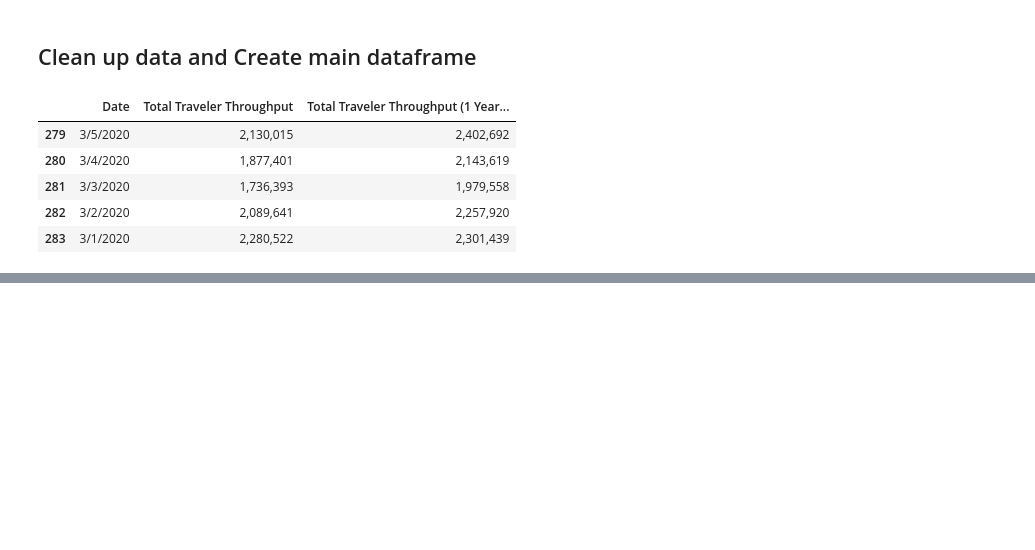
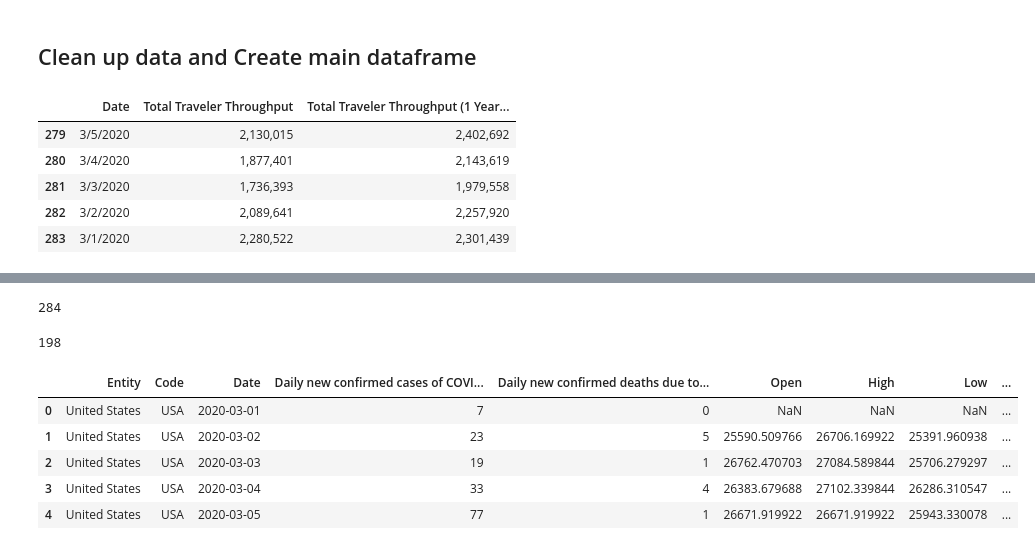
Before and after one commit to devscotte/Air-Travelers, a Jupyter notebook: final_project.ipynb, the cells around one changed output, grey strips where cells are left out. Cells and saved outputs as stored; diff of their text form; code cells hidden in the pictures; blank space fills up the shorter version.

```diff
--- a/final_project.ipynb
+++ b/final_project.ipynb
@@ -136,0 +187,8 @@ tsa_data.tail()
+# %%
+len(usa_covid)
+# %% [output]
+284
+# %%
+len(stock)
+# %% [output]
+198
@@ -136,0 +198,23 @@ tsa_data.tail()
+# %%
+#Change the NBA dataframe and Mask dataframe to match the dates
+
+nba = nba.iloc[60 : 344]
+masks = masks.iloc[60 : 344]
+# %%
+nba = nba.reset_index(drop = True)
+# %%
+masks = masks.reset_index(drop = True)
+# %%
+#Add masks and nba to the main dataframe
+main_df['Sports'] = nba['Games']
+main_df['Masks'] = masks['recommendation']
+# %%
+#Check to see if it's all there
+main_df.head()
+# %% [output]
+|  | Entity | Code | Date | Daily new confirmed cases of COVI... | Daily new confirmed deaths due to... | Open | High | Low | ... |
+| 0 | United States | USA | 2020-03-01 | 7 | 0 | NaN | NaN | NaN | ... |
+| 1 | United States | USA | 2020-03-02 | 23 | 5 | 25590.509766 | 26706.169922 | 25391.960938 | ... |
+| 2 | United States | USA | 2020-03-03 | 19 | 1 | 26762.470703 | 27084.589844 | 25706.279297 | ... |
+| 3 | United States | USA | 2020-03-04 | 33 | 4 | 26383.679688 | 27102.339844 | 26286.310547 | ... |
+| 4 | United States | USA | 2020-03-05 | 77 | 1 | 26671.919922 | 26671.919922 | 25943.330078 | ... |
```
Also changed, not shown: parts of 18 cells of this notebook.
